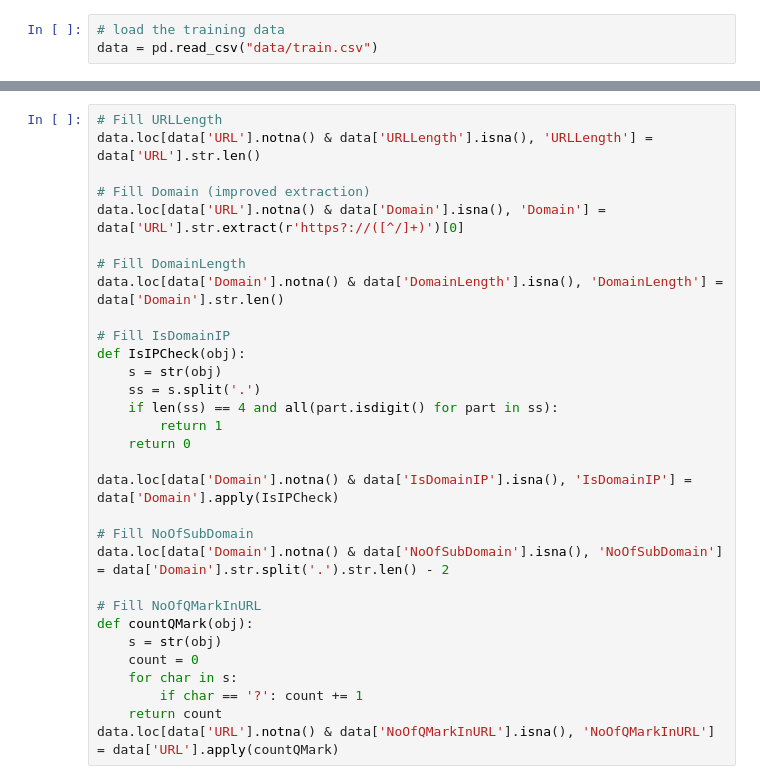
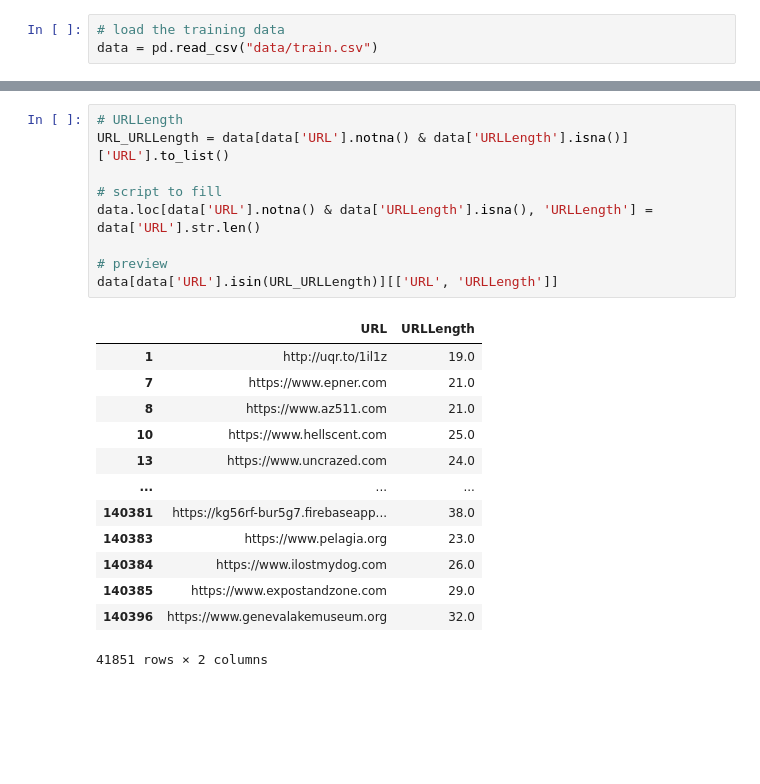
Before and after one commit to JuanSign/PhiUSIIL_Predictions, a Jupyter notebook: src/Analysis.ipynb, the cells around one changed output, grey strips where cells are left out. Drawn from its saved outputs; the diff is of its cells as text; blank space fills up the shorter version.

```diff
--- a/src/Analysis.ipynb
+++ b/src/Analysis.ipynb
@@ -45,34 +47,26 @@ for URL in dupeURL:
         if len(option) > 0:
             data.loc[data['URL'] == URL, column] = option[0]
 data.drop_duplicates(inplace=True)
-# %%
-# Fill URLLength
-data.loc[data['URL'].notna() & data['URLLength'].isna(), 'URLLength'] = data['URL'].str.len()
-
-# Fill Domain (improved extraction)
-data.loc[data['URL'].notna() & data['Domain'].isna(), 'Domain'] = data['URL'].str.extract(r'https?://([^/]+)')[0]
-
-# Fill DomainLength
-data.loc[data['Domain'].notna() & data['DomainLength'].isna(), 'DomainLength'] = data['Domain'].str.len()
-
-# Fill IsDomainIP
-def IsIPCheck(obj):
-    s = str(obj)
-    ss = s.split('.')
-    if len(ss) == 4 and all(part.isdigit() for part in ss):
-        return 1
-    return 0
-
-data.loc[data['Domain'].notna() & data['IsDomainIP'].isna(), 'IsDomainIP'] = data['Domain'].apply(IsIPCheck)
-
-# Fill NoOfSubDomain
-data.loc[data['Domain'].notna() & data['NoOfSubDomain'].isna(), 'NoOfSubDomain'] = data['Domain'].str.split('.').str.len() - 2
-
-# Fill NoOfQMarkInURL
-def countQMark(obj):
-    s = str(obj)
-    count = 0
-    for char in s:
-        if char == '?': count += 1
-    return count
-data.loc[data['URL'].notna() & data['NoOfQMarkInURL'].isna(), 'NoOfQMarkInURL'] = data['URL'].apply(countQMark)
+# %%
+# URLLength
+URL_URLLength = data[data['URL'].notna() & data['URLLength'].isna()]['URL'].to_list()
+
+# script to fill
+data.loc[data['URL'].notna() & data['URLLength'].isna(), 'URLLength'] = data['URL'].str.len()
+
+# preview
+data[data['URL'].isin(URL_URLLength)][['URL', 'URLLength']]
+# %% [output]
+|  | URL | URLLength |
+| 1 | http://uqr.to/1il1z | 19.0 |
+| 7 | https://www.epner.com | 21.0 |
+| 8 | https://www.az511.com | 21.0 |
+| 10 | https://www.hellscent.com | 25.0 |
+| 13 | https://www.uncrazed.com | 24.0 |
+| ... | ... | ... |
+| 140381 | https://kg56rf-bur5g7.firebaseapp... | 38.0 |
+| 140383 | https://www.pelagia.org | 23.0 |
+| 140384 | https://www.ilostmydog.com | 26.0 |
+| 140385 | https://www.expostandzone.com | 29.0 |
+| 140396 | https://www.genevalakemuseum.org | 32.0 |
+41851 rows × 2 columns
```
Also changed, not shown: parts of 9 cells of this notebook.
